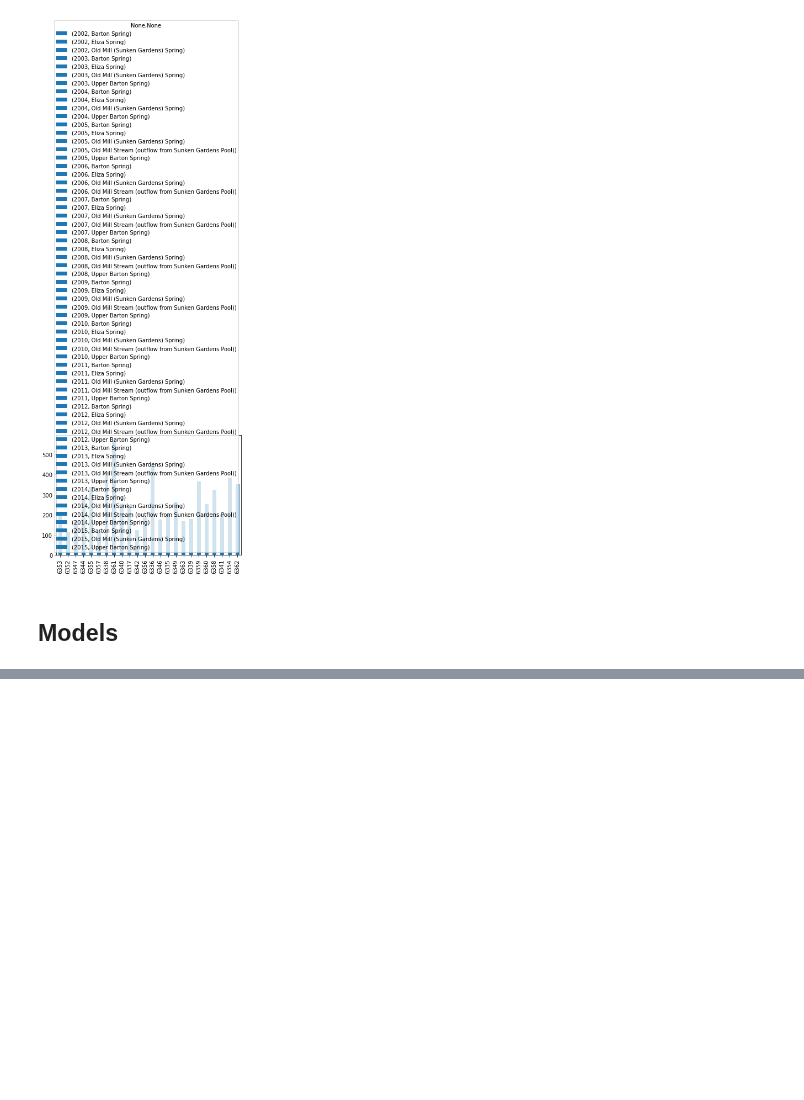
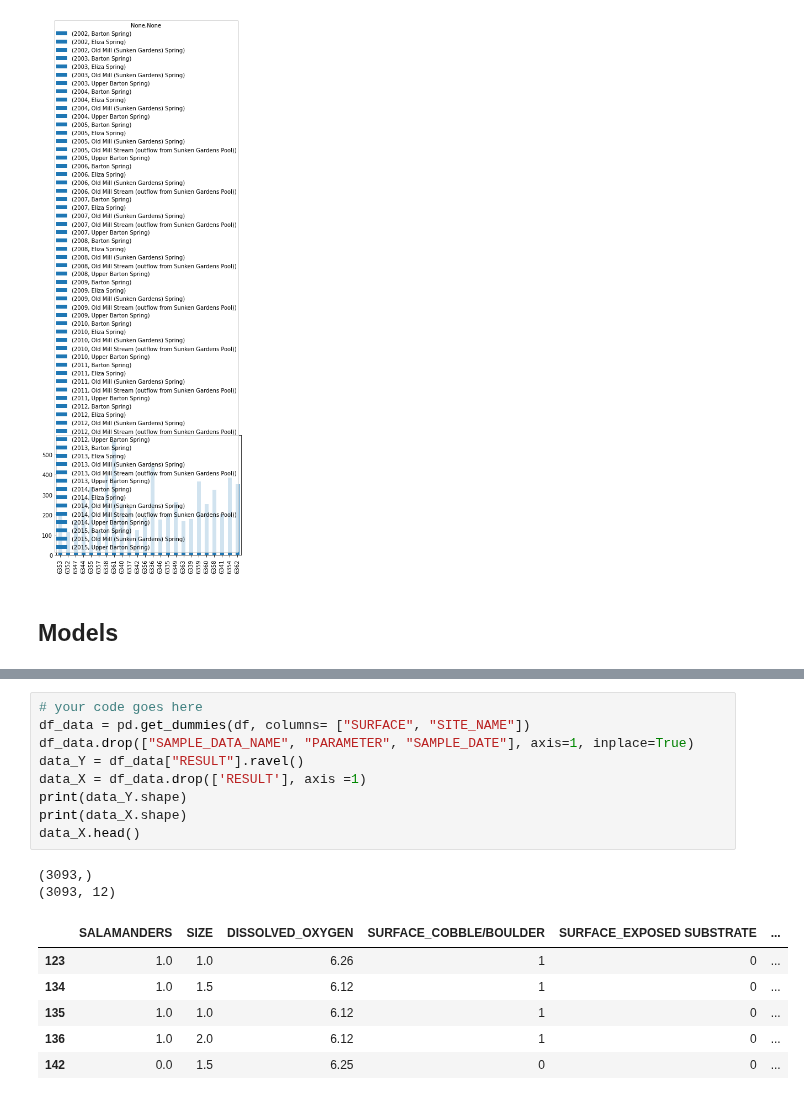
Before and after one commit to benjamin010095/BartonSpringsSalamanders, a Jupyter notebook: Barton Springs Salamanders.ipynb, the cells around one changed output, grey strips where cells are left out. Cells and saved outputs as stored; diff of their text form; blank space fills up the shorter version.

```diff
--- a/Barton Springs Salamanders.ipynb
+++ b/Barton Springs Salamanders.ipynb
@@ -463,0 +361,18 @@ ValueError: could not convert string to float: '08/2002 Barton Spring'
+# %%
+# your code goes here
+df_data = pd.get_dummies(df, columns= ["SURFACE", "SITE_NAME"])
+df_data.drop(["SAMPLE_DATA_NAME", "PARAMETER", "SAMPLE_DATE"], axis=1, inplace=True)
+data_Y = df_data["RESULT"].ravel()
+data_X = df_data.drop(['RESULT'], axis =1)
+print(data_Y.shape)
+print(data_X.shape)
+data_X.head()
+# %% [output]
+(3093,)
+(3093, 12)
+|  | SALAMANDERS | SIZE | DISSOLVED_OXYGEN | SURFACE_COBBLE/BOULDER | SURFACE_EXPOSED SUBSTRATE | ... |
+| 123 | 1.0 | 1.0 | 6.26 | 1 | 0 | ... |
+| 134 | 1.0 | 1.5 | 6.12 | 1 | 0 | ... |
+| 135 | 1.0 | 1.0 | 6.12 | 1 | 0 | ... |
+| 136 | 1.0 | 2.0 | 6.12 | 1 | 0 | ... |
+| 142 | 0.0 | 1.5 | 6.25 | 0 | 0 | ... |
```
Also changed, not shown: parts of 15 cells of this notebook.
